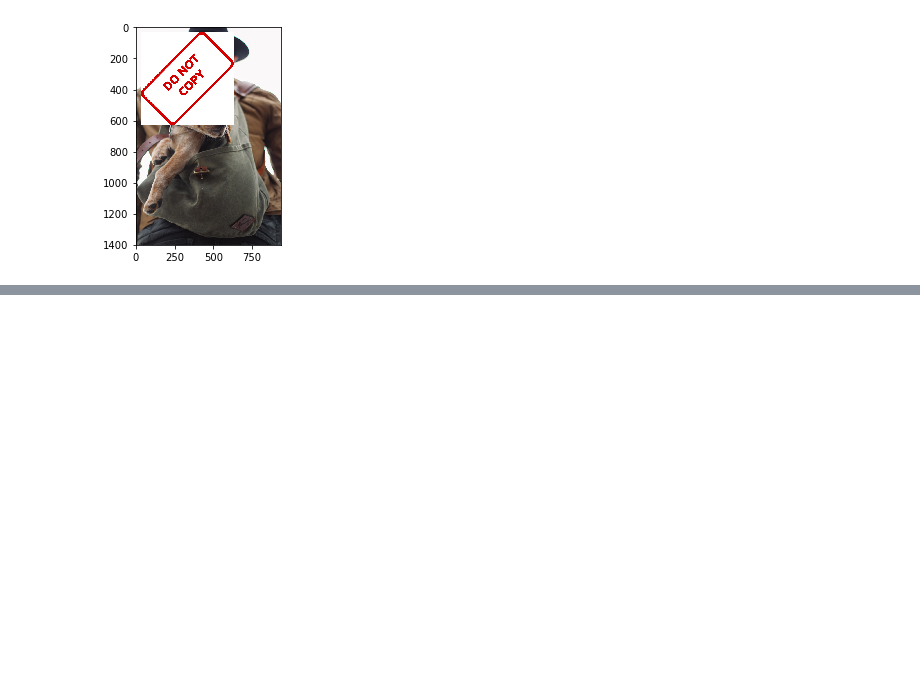
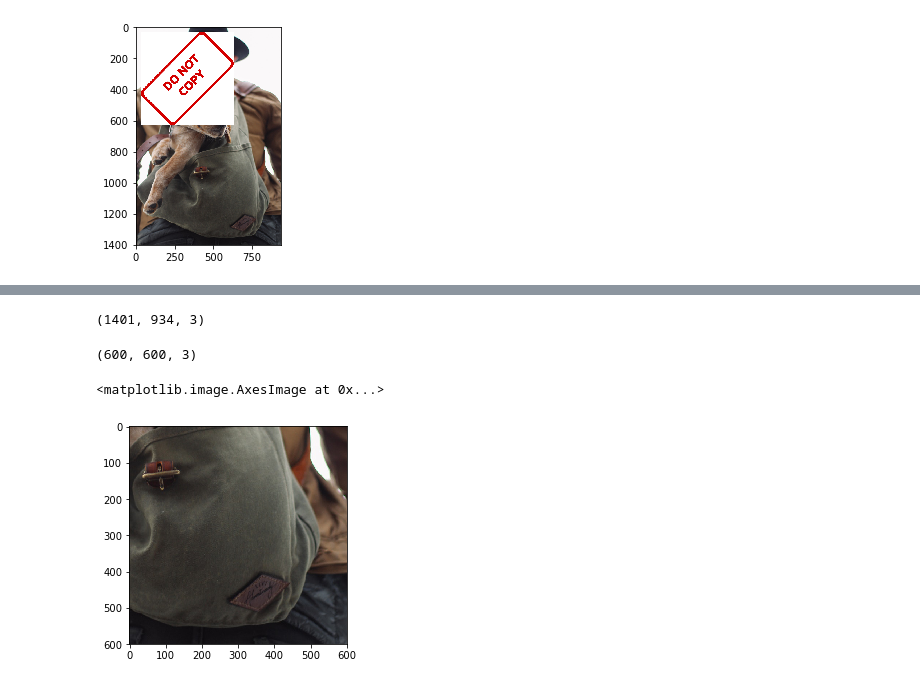
Before and after one commit to Dancan1998/Computer-Vision-Basics, a Jupyter notebook: Blending&PastingImages.ipynb, the cells around one changed output, grey strips where cells are left out. Cells and saved outputs as stored; diff of their text form; code cells hidden in the pictures; blank space fills up the shorter version.

Commit message:
Blending&pasting images-Masks

```diff
--- a/Blending&PastingImages.ipynb
+++ b/Blending&PastingImages.ipynb
@@ -58,0 +61,5 @@ plt.imshow(large_img);
+# %%
+img1 = cv2.imread('DATA/dog_backpack.jpg')
+img1 = cv2.cvtColor(img1, cv2.COLOR_BGR2RGB)
+img2 = cv2.imread('DATA/watermark_no_copy.png')
+img2 = cv2.cvtColor(img2, cv2.COLOR_BGR2RGB)
@@ -58,0 +68,7 @@ plt.imshow(large_img);
+# %%
+img1.shape
+# %% [output]
+(1401, 934, 3)
+# %%
+x_offset = 934-600
+y_offset = 1401-600
@@ -58,0 +77,11 @@ plt.imshow(large_img);
+# %%
+rows,cols,channels
+# %% [output]
+(600, 600, 3)
+# %%
+roi = img1[y_offset:1401, x_offset:934]
+# %%
+plt.imshow(roi)
+# %% [output]
+<matplotlib.image.AxesImage at 0x...>
+[figure, added]
```
Also changed, not shown: parts of 20 cells of this notebook.
